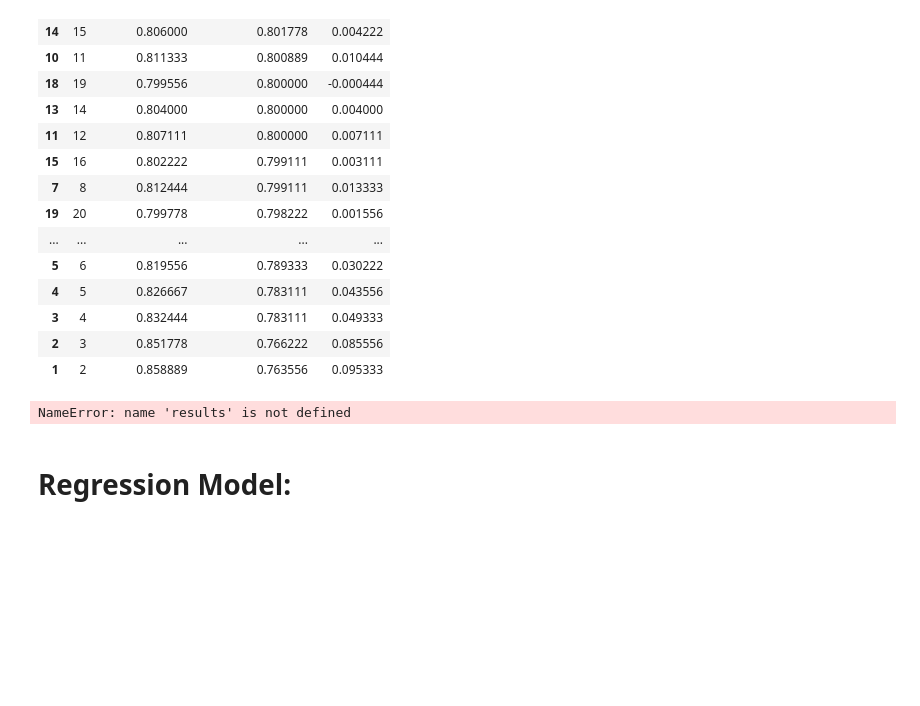
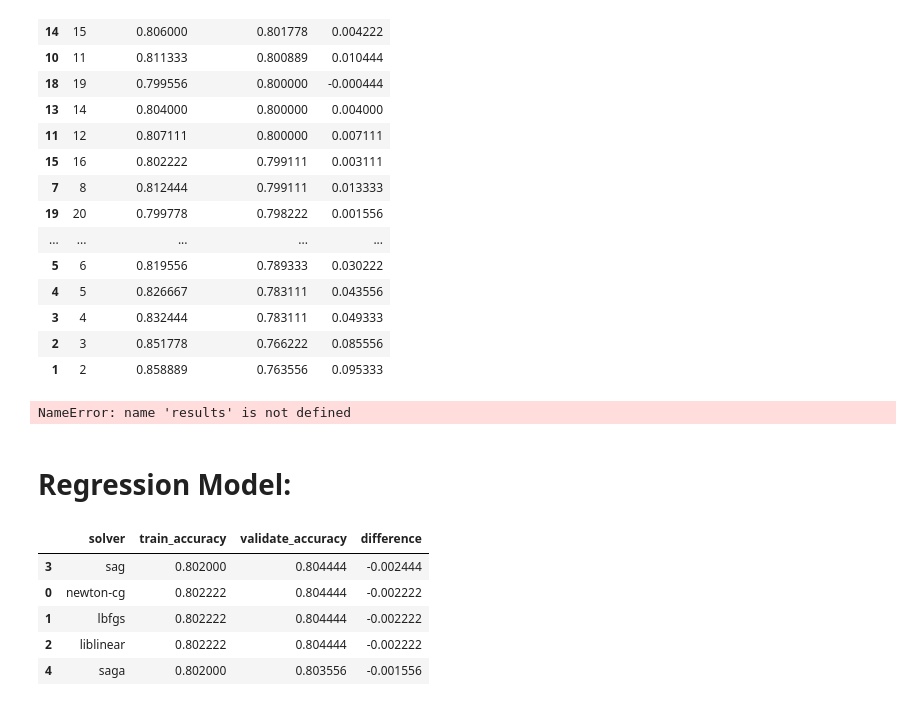
Before and after one commit to greg-maggard/telco_classification_project, a Jupyter notebook: scratch_notes.ipynb, the cells around one changed output. Saved outputs shown, nothing was run; the diff lists cells and outputs as text; code cells hidden in the pictures; blank space fills up the shorter version.

```diff
--- a/scratch_notes.ipynb
+++ b/scratch_notes.ipynb
@@ -849,30 +849,37 @@ logit.score(X_train[features], y_train)
 # %%
 log_metrics = []
 solvers = ['newton-cg', 'lbfgs', 'liblinear', 'sag', 'saga']
 
 # loop through different solvers
 for s in solvers:
 
     # define the regression object
     logit = LogisticRegression(C=1, random_state=123, intercept_scaling=1, solver= s)
 
     # fit the model to the training data:
     logit.fit(X_train, y_train)
 
     # calculate the accuracy
     train_accuracy = logit.score(X_train[features], y_train)
     validate_accuracy = logit.score(X_validate[features], y_validate)
 
     output = {
         "solver": s,
         "train_accuracy": train_accuracy,
         "validate_accuracy": validate_accuracy
     }
 
     log_metrics.append(output)
 
-#log_metrics
+log_metrics
 
 log_metrics = pd.DataFrame(log_metrics)
 log_metrics['difference'] = log_metrics.train_accuracy - log_metrics.validate_accuracy
 log_metrics[log_metrics.difference <= 0.10].sort_values(by=['validate_accuracy', 'difference'], ascending = [False,True])
+# %% [output]
+|  | solver | train_accuracy | validate_accuracy | difference |
+| 3 | sag | 0.802000 | 0.804444 | -0.002444 |
+| 0 | newton-cg | 0.802222 | 0.804444 | -0.002222 |
+| 1 | lbfgs | 0.802222 | 0.804444 | -0.002222 |
+| 2 | liblinear | 0.802222 | 0.804444 | -0.002222 |
+| 4 | saga | 0.802000 | 0.803556 | -0.001556 |
```
Also changed, not shown: 2 other files.
